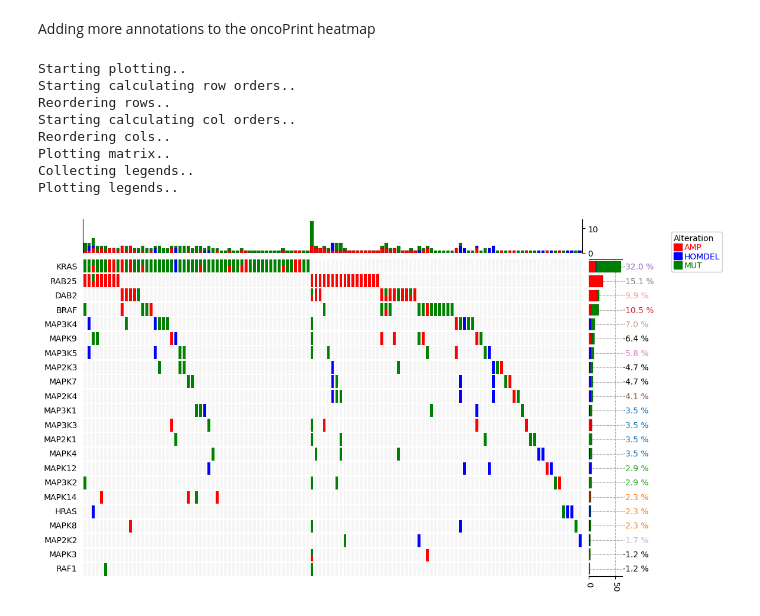
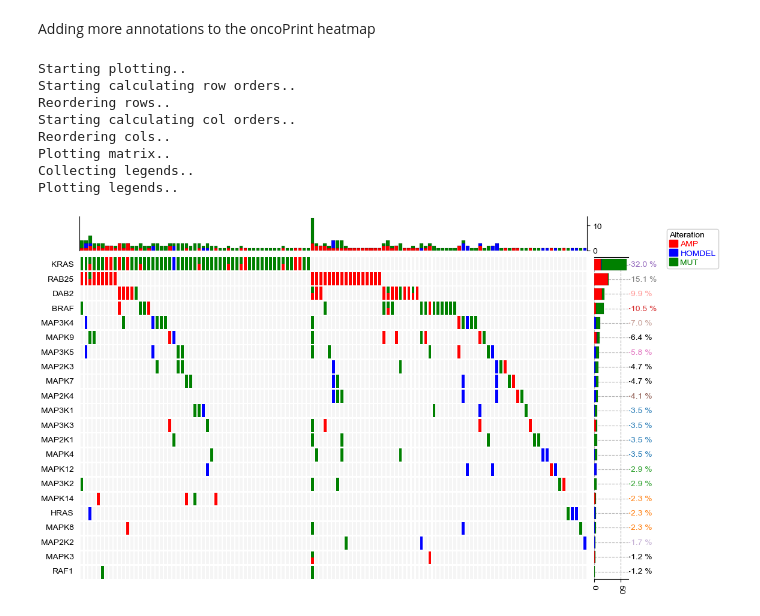
Before and after one commit to DingWB/PyComplexHeatmap, a Jupyter notebook: notebooks/oncoPrint.ipynb, the cells around one changed output. Drawn from its saved outputs; the diff is of its cells as text; code cells hidden in the pictures.

```diff
--- a/notebooks/oncoPrint.ipynb
+++ b/notebooks/oncoPrint.ipynb
@@ -109,32 +109,32 @@ top_annotation=HeatmapAnnotation(axis=1,orientation='up',
 
 right_annotation = HeatmapAnnotation(axis=0,orientation='right',
                                 Row=anno_barplot(row_vc,colors=colors,legend=False,height=15,linewidth=0.1),
                                 label=anno_label(row_var_freq.apply(lambda x:str(round(x,1))+" %"),
                                                  height=1,relpos=(0,0.5)),
                                 verbose=0, label_side='top',
                                 label_kws={'horizontalalignment': 'left','rotation':45,'visible':False})
 
 plt.figure(figsize=(12,8))
 op=oncoPrintPlotter(data=data,y='Genes',x='SampleID',
                     values=cols,colors=colors,subplot_gap=3,label='Alteration',
                     top_annotation=top_annotation,right_annotation=right_annotation,
-                   show_rownames=True,show_colnames=False)
+                   show_rownames=True,show_colnames=False,legend_width=25)
 
 # remove the grid
 op.top_annotation.annotations[0].ax.grid(False)
 #remove spines for top annotation and right annotation
 despine(ax=op.top_annotation.annotations[0].ax,left=False, bottom=True, right=False, top=True)
 despine(ax=op.right_annotation.annotations[0].ax,left=True, bottom=False, right=True, top=False)
 
 plt.savefig("oncoPrint2.pdf",bbox_inches='tight')
 plt.show()
 # %% [output]
 Starting plotting..
 Starting calculating row orders..
 Reordering rows..
 Starting calculating col orders..
 Reordering cols..
 Plotting matrix..
 Collecting legends..
 Plotting legends..
-[figure, old version]
+[figure, new version]
```
Also changed, not shown: parts of 2 cells of this notebook, 4 other files.
